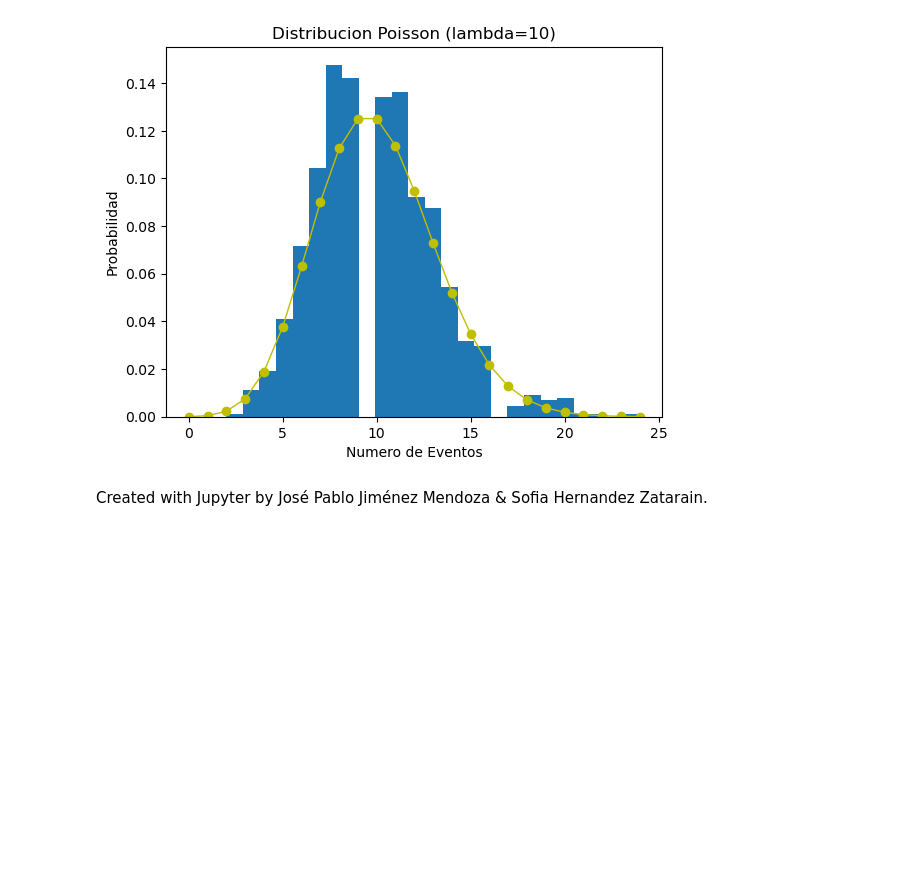
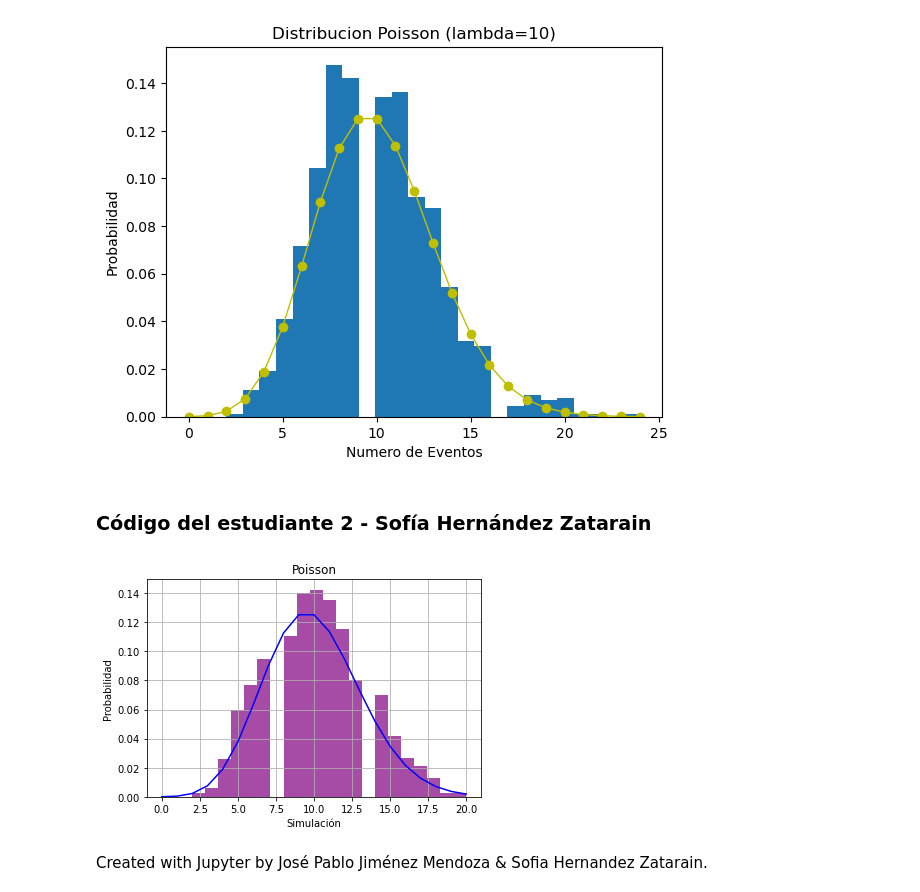
Before and after one commit to josepablojimenez/proyecto_conjunto_JPJimenez_Shernandez, a Jupyter notebook: ProyectoConjunto_JPJimenez_SHernandez (2).ipynb, the cells around one changed output. Saved outputs shown, nothing was run; the diff lists cells and outputs as text; code cells hidden in the pictures; blank space fills up the shorter version.

```diff
--- a/ProyectoConjunto_JPJimenez_SHernandez (2).ipynb
+++ b/ProyectoConjunto_JPJimenez_SHernandez (2).ipynb
@@ -199,3 +289,32 @@ plt.show()
+# %% [markdown]
+### Código del estudiante 2 - Sofía Hernández Zatarain
+# %%
+# Definir la función de probabilidad Poisson
+def poisson(sim: 'Número de eventos', par: 'Parámetro de distribución'):
+    return math.exp(-par) * (par ** sim) / math.factorial(sim)
+
+# Definir los parámetros de la distribución
+par = 10
+n = 1000
+
+# Generar datos aleatorios
+data = np.random.poisson(par, n)
+
+# Calcular las probabilidades para cada valor de k
+max_sim = max(data)
+prob = [poisson(sim, par) for sim in range(max_sim + 1)]
+
+plt.hist(data, bins = max_sim + 1, density = True, color = 'purple', alpha = 0.7)
+
+plt.plot(range(max_sim + 1), prob, color = 'blue')
+
+plt.xlabel('Simulación')
+plt.ylabel('Probabilidad')
+plt.title('Poisson')
+plt.grid()
+plt.show()
+# %% [output]
+[figure, added]
 # %% [markdown]
 <script>
   $(document).ready(function(){
```
Also changed, not shown: parts of 14 cells of this notebook.
